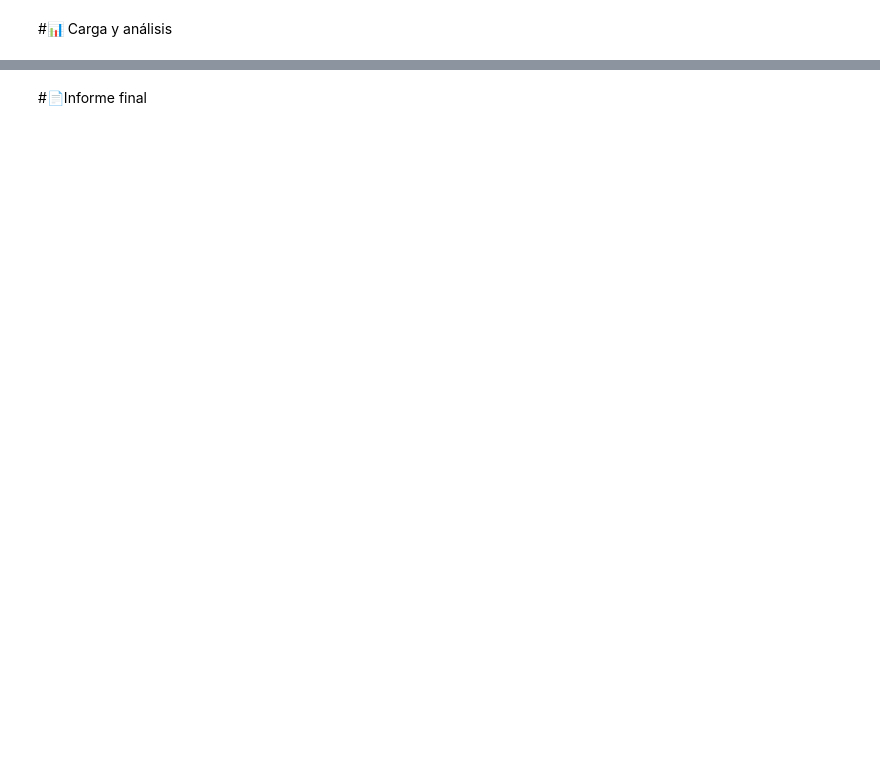
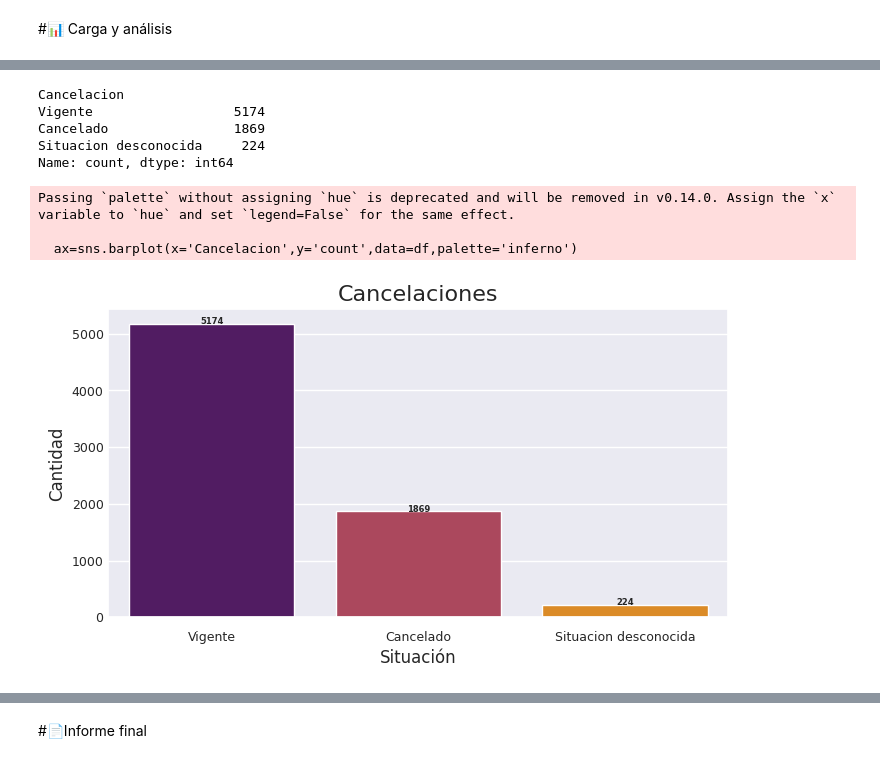
Before and after one commit to BARS182002/TelecomX_ChallengeAlura, a Jupyter notebook: TelecomX_BARS.ipynb, the cells around one changed output, grey strips where cells are left out. Cells and saved outputs as stored; diff of their text form; code cells hidden in the pictures; blank space fills up the shorter version.

Commit message:
Avance gráficas categorías

```diff
--- a/TelecomX_BARS.ipynb
+++ b/TelecomX_BARS.ipynb
@@ -283,0 +411,34 @@ datos.sample(5)
+# %%
+datos['Cancelacion'] = datos['Cancelacion'].replace({'No': 'Vigente', 'Yes': 'Cancelado'})
+print(datos['Cancelacion'].value_counts())
+# %% [output]
+Cancelacion
+Vigente                  5174
+Cancelado                1869
+Situacion desconocida     224
+Name: count, dtype: int64
+# %%
+#Iniciemos viendo nuestra gráfica de cancelaciones
+import matplotlib.pyplot as plt
+import seaborn as sns
+sns.set_theme(style="darkgrid")
+df=pd.DataFrame({'Cancelacion':['Vigente','Cancelado','Situacion desconocida'],'count':[5174,1869,224]})
+fig, ax=plt.subplots(figsize=(8,4))
+ax=sns.barplot(x='Cancelacion',y='count',data=df,palette='inferno')
+for p in ax.patches:
+    altura = p.get_height()
+    ax.text(p.get_x() + p.get_width() / 2, altura + 40, f'{int(altura)}',
+            ha='center', va='center', fontsize=6, fontweight='bold')
+plt.title('Cancelaciones',fontsize=16)
+plt.xlabel('Situación',fontsize=12)
+plt.xticks(fontsize=9)
+plt.ylabel('Cantidad',fontsize=12)
+plt.yticks(fontsize=9)
+ax.tick_params(axis='y',which='both',size=0)
+fig.savefig('/content/grafico_cancelaciones.png',transparent=False, dpi=300,bbox_inches='tight')
+plt.show()
+# %% [output]
+Passing `palette` without assigning `hue` is deprecated and will be removed in v0.14.0. Assign the `x` variable to `hue` and set `legend=False` for the same effect.
+
+  ax=sns.barplot(x='Cancelacion',y='count',data=df,palette='inferno')
+[figure, added]
```
Also changed, not shown: parts of 11 cells of this notebook.
